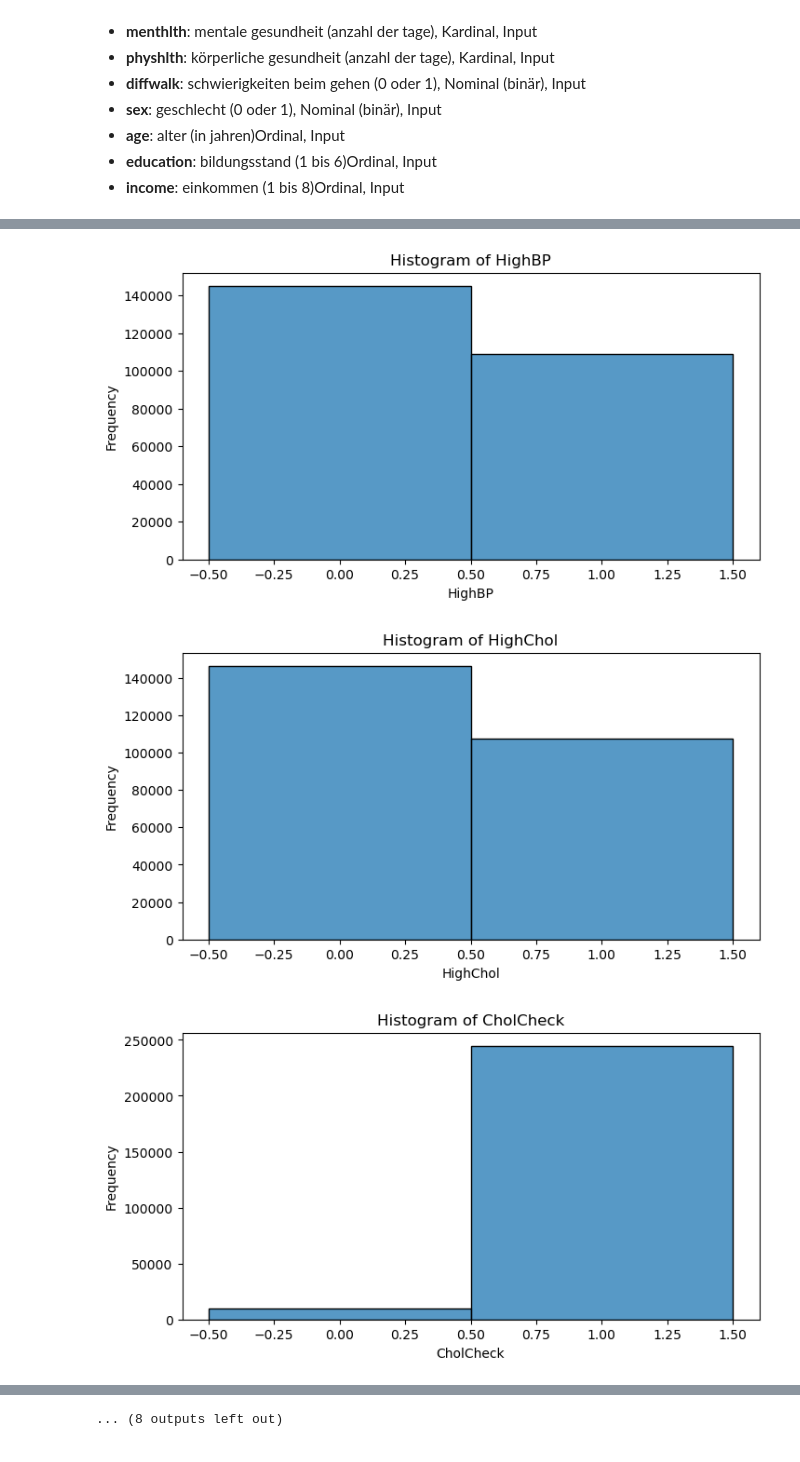
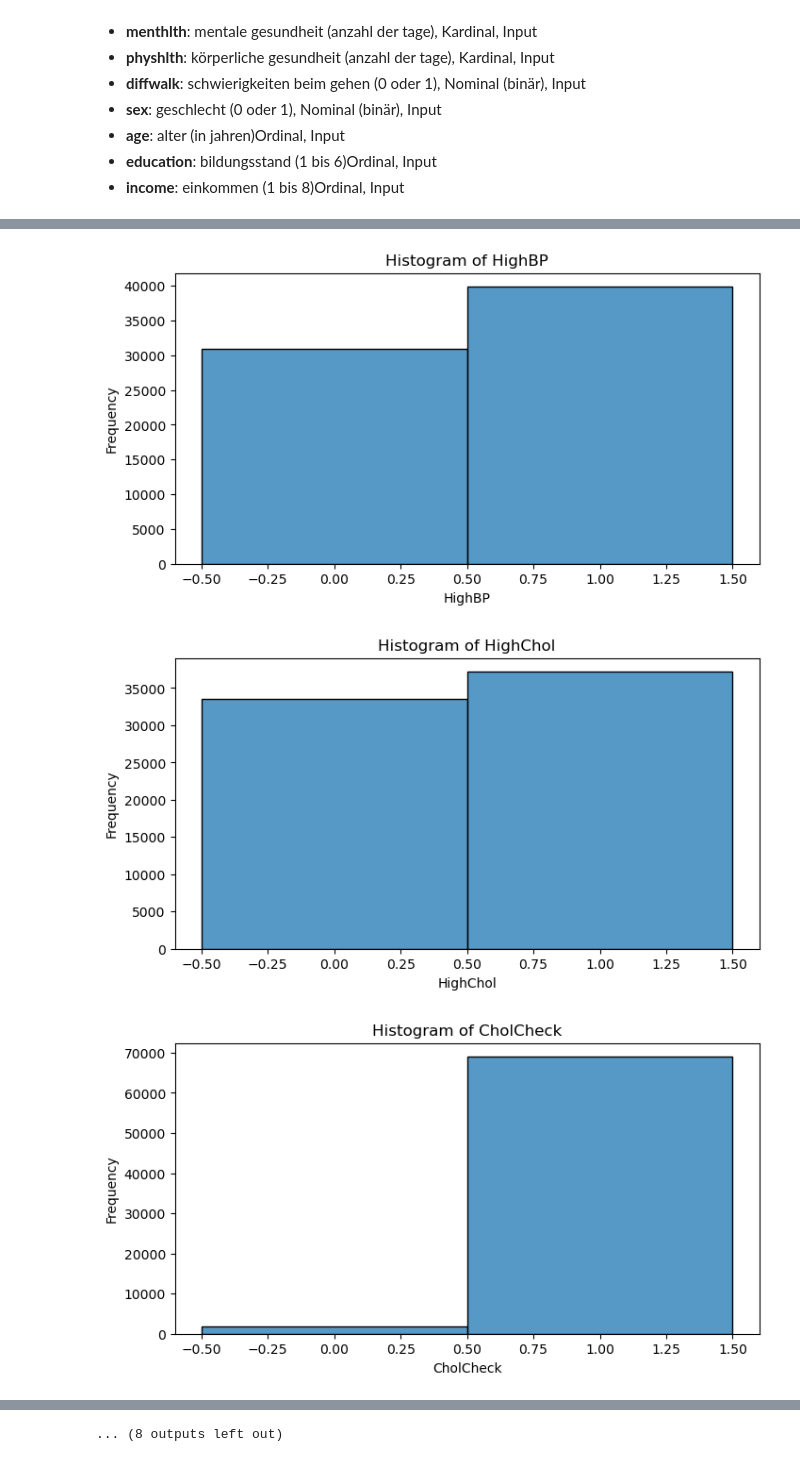
Before and after one commit to DataScience-DHBWKA/Gruppe3-DataExploration, a Jupyter notebook: data_exploration.ipynb, the cells around one changed output, grey strips where cells are left out. Cells and saved outputs as stored; diff of their text form; code cells hidden in the pictures.

```diff
--- a/data_exploration.ipynb
+++ b/data_exploration.ipynb
@@ -150,28 +148,24 @@ plt.show()
 # %%
-# Nominal scaled variables
 nominal_vars = ['HighBP', 'HighChol', 'CholCheck', 'Smoker', 'Stroke', 'HeartDiseaseorAttack', 'PhysActivity', 'Fruits', 'Veggies', 'HvyAlcoholConsump', 'AnyHealthcare', 'NoDocbcCost', 'DiffWalk', 'Sex', "Age"]
 
-# Ordinal scaled variables
 ordinal_vars = ['GenHlth', 'MentHlth', 'PhysHlth', 'Education', 'Income']
 
-# Plot histograms for nominal variables
 for var in nominal_vars:
     plt.figure(figsize=(8, 4))
-    sns.histplot(df_diabetes_012[var], kde=False, discrete=True)
+    sns.histplot(df_diabetes_binary_50_50[var], kde=False, discrete=True)
     plt.title(f'Histogram of {var}')
     plt.xlabel(var)
     plt.ylabel('Frequency')
     plt.show()
 
-# Plot histograms for ordinal variables
 for var in ordinal_vars:
     plt.figure(figsize=(8, 4))
-    sns.histplot(df_diabetes_012[var], kde=False, discrete=True)
+    sns.histplot(df_diabetes_binary_50_50[var], kde=False, discrete=True)
     plt.title(f'Histogram of {var}')
     plt.xlabel(var)
     plt.ylabel('Frequency')
     plt.show()
 # %% [output]
-[figure, old version]
+[figure, new version]
-[figure, old version]
+[figure, new version]
-[figure, old version]
+[figure, new version]
```
Also changed, not shown: parts of 12 cells of this notebook.
